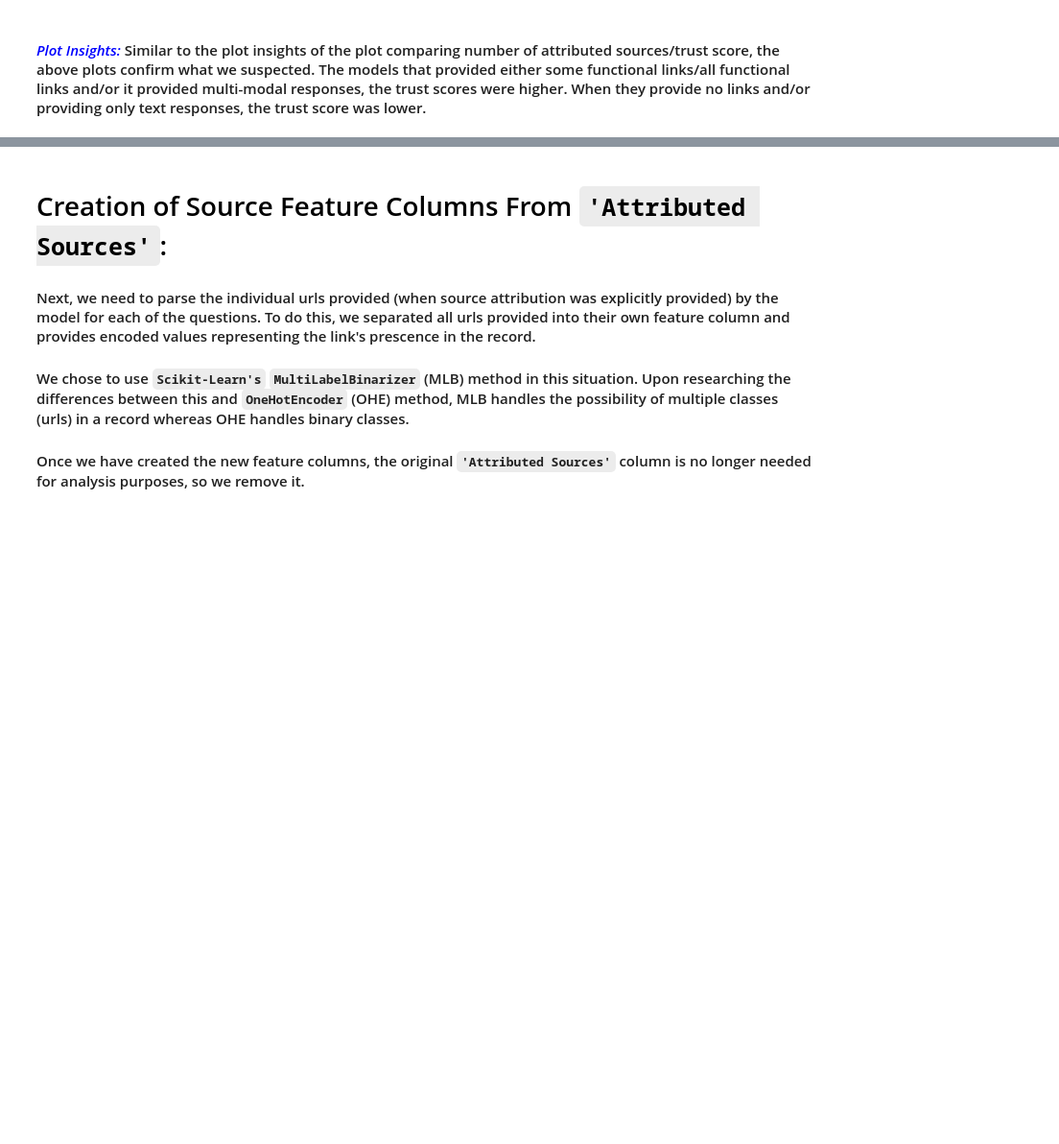
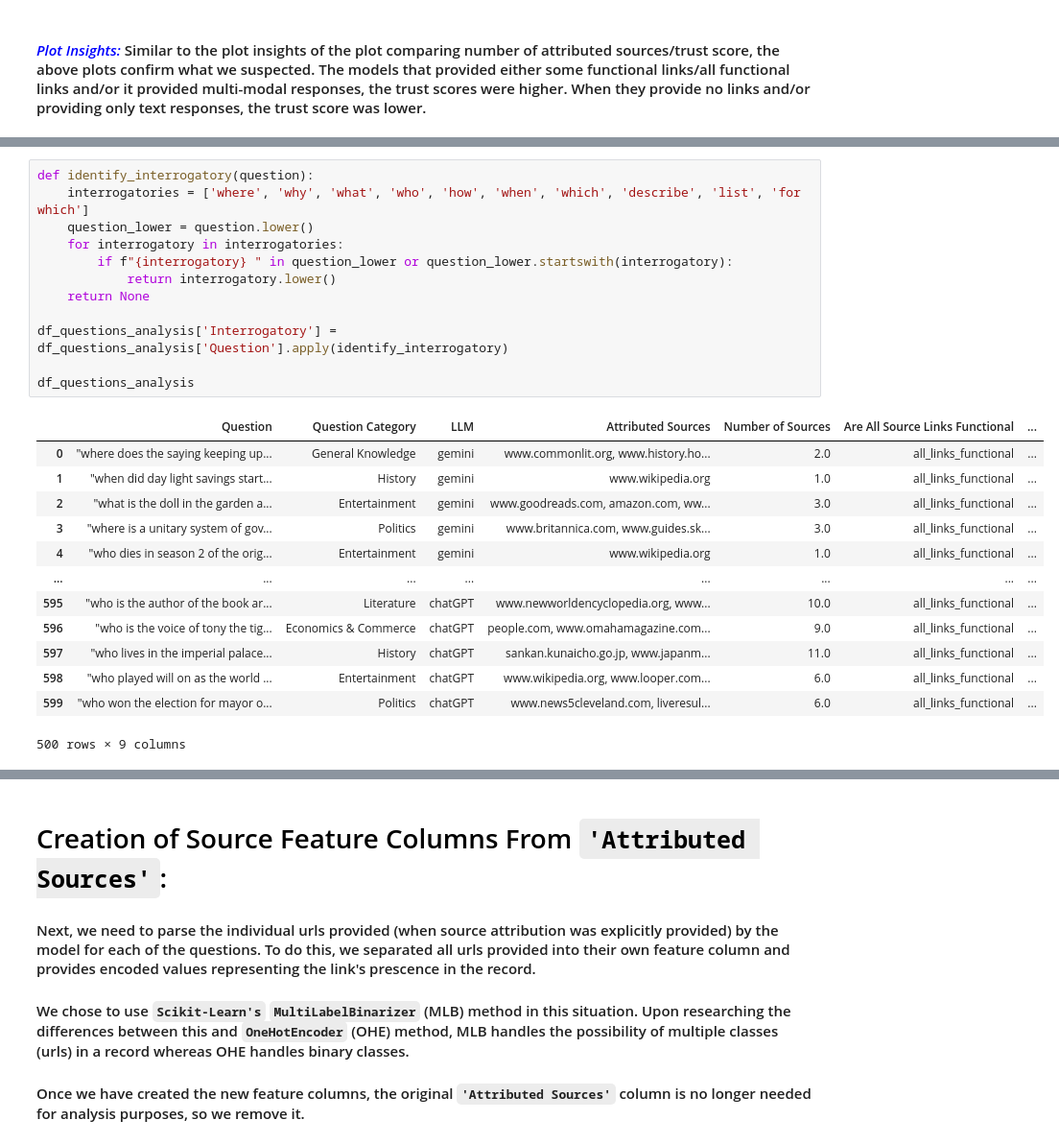
Before and after one commit to agreen8911/Building-Transparency-in-Search-Based-AI, a Jupyter notebook: data/eda.ipynb, the cells around one changed output, grey strips where cells are left out. Shown at 96% size. Drawn from its saved outputs; the diff is of its cells as text; blank space fills up the shorter version.

```diff
--- a/data/eda.ipynb
+++ b/data/eda.ipynb
@@ -598,0 +613,26 @@ plt.show()
+# %%
+def identify_interrogatory(question):
+    interrogatories = ['where', 'why', 'what', 'who', 'how', 'when', 'which', 'describe', 'list', 'for which']
+    question_lower = question.lower()
+    for interrogatory in interrogatories:
+        if f"{interrogatory} " in question_lower or question_lower.startswith(interrogatory):
+            return interrogatory.lower()
+    return None
+
+df_questions_analysis['Interrogatory'] = df_questions_analysis['Question'].apply(identify_interrogatory)
+
+df_questions_analysis
+# %% [output]
+|  | Question | Question Category | LLM | Attributed Sources | Number of Sources | Are All Source Links Functional | ... |
+| 0 | "where does the saying keeping up... | General Knowledge | gemini | www.commonlit.org, www.history.ho... | 2.0 | all_links_functional | ... |
+| 1 | "when did day light savings start... | History | gemini | www.wikipedia.org | 1.0 | all_links_functional | ... |
+| 2 | "what is the doll in the garden a... | Entertainment | gemini | www.goodreads.com, amazon.com, ww... | 3.0 | all_links_functional | ... |
+| 3 | "where is a unitary system of gov... | Politics | gemini | www.britannica.com, www.guides.sk... | 3.0 | all_links_functional | ... |
+| 4 | "who dies in season 2 of the orig... | Entertainment | gemini | www.wikipedia.org | 1.0 | all_links_functional | ... |
+| ... | ... | ... | ... | ... | ... | ... | ... |
+| 595 | "who is the author of the book ar... | Literature | chatGPT | www.newworldencyclopedia.org, www... | 10.0 | all_links_functional | ... |
+| 596 | "who is the voice of tony the tig... | Economics & Commerce | chatGPT | people.com, www.omahamagazine.com... | 9.0 | all_links_functional | ... |
+| 597 | "who lives in the imperial palace... | History | chatGPT | sankan.kunaicho.go.jp, www.japanm... | 11.0 | all_links_functional | ... |
+| 598 | "who played will on as the world ... | Entertainment | chatGPT | www.wikipedia.org, www.looper.com... | 6.0 | all_links_functional | ... |
+| 599 | "who won the election for mayor o... | Politics | chatGPT | www.news5cleveland.com, liveresul... | 6.0 | all_links_functional | ... |
+500 rows × 9 columns
```
Also changed, not shown: parts of 9 cells of this notebook, 9 other files.
